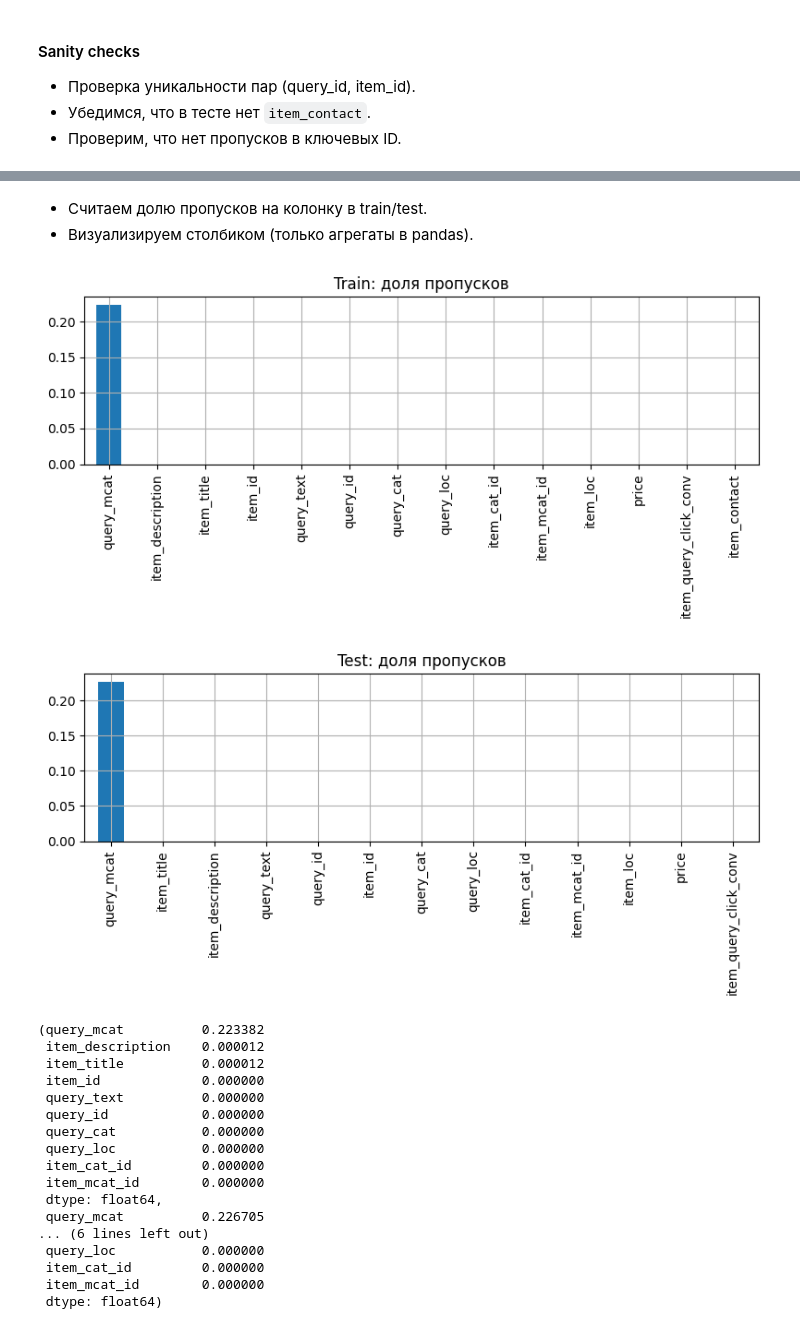
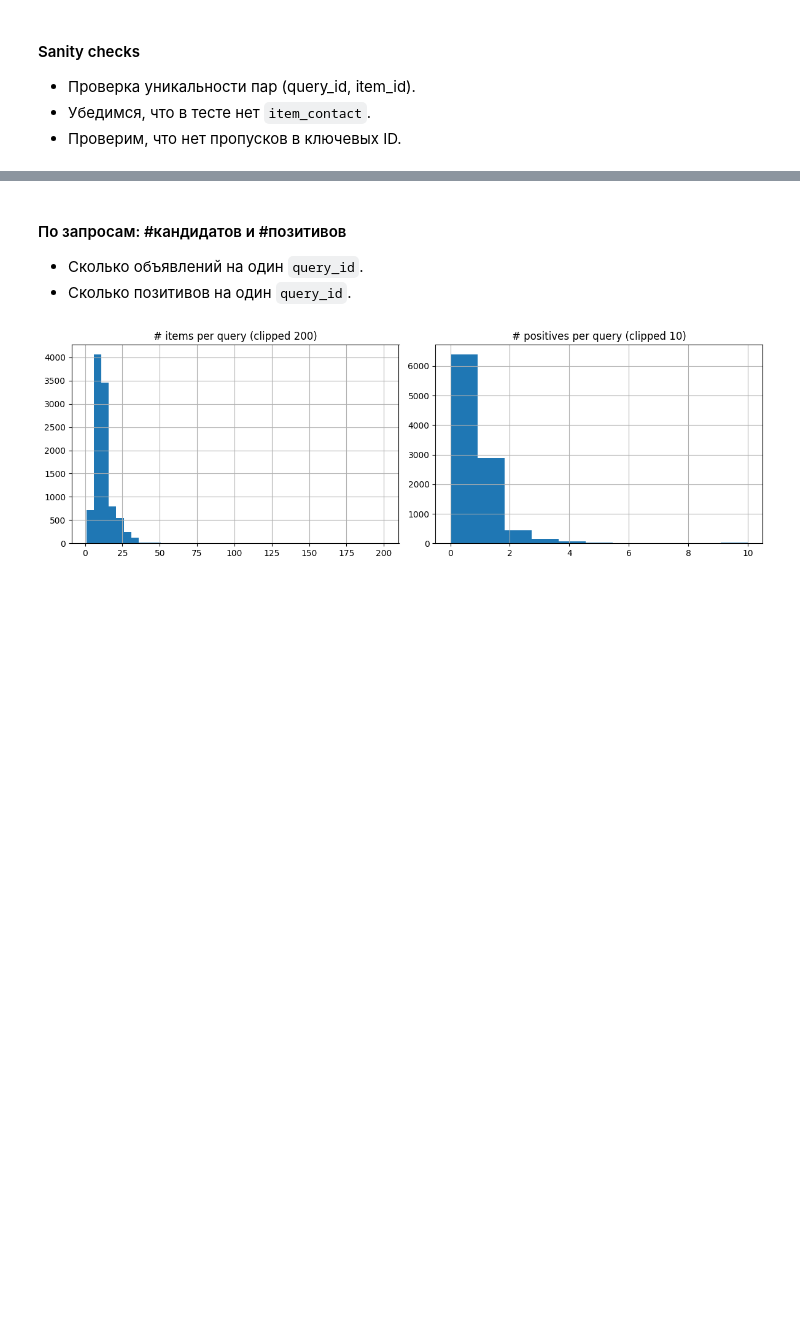
Before and after one commit to Syrenny/avito-search-reranker, a Jupyter notebook: notebooks/eda.ipynb, the cells around one changed output, grey strips where cells are left out. Cells and saved outputs as stored; diff of their text form; code cells hidden in the pictures; blank space fills up the shorter version.

```diff
--- a/notebooks/eda.ipynb
+++ b/notebooks/eda.ipynb
@@ -150,45 +111,19 @@ item_contact in test columns: False
 # %% [markdown]
--   Считаем долю пропусков на колонку в train/test.
--   Визуализируем столбиком (только агрегаты в pandas).
+#### По запросам: #кандидатов и #позитивов
+
+-   Сколько объявлений на один `query_id`.
+-   Сколько позитивов на один `query_id`.
 # %%
-def null_share(ddf):
-    return (ddf.isna().sum() / ddf.shape[0]).compute().sort_values(ascending=False)
+items_per_q = sample_df.groupby("query_id")["item_id"].size()
+pos_per_q = sample_df.groupby("query_id")["item_contact"].sum()
 
-
-train_nulls = null_share(train_dd)
-test_nulls = null_share(test_dd)
-
-plt.figure()
-train_nulls.plot(kind="bar")
-plt.title("Train: доля пропусков")
+fig, ax = plt.subplots(1, 2, figsize=(12, 4))
+ax[0].hist(items_per_q.clip(upper=200), bins=40)
+ax[0].set_title("# items per query (clipped 200)")
+ax[1].hist(pos_per_q.clip(upper=10), bins=11)
+ax[1].set_title("# positives per query (clipped 10)")
 plt.tight_layout()
 plt.show()
-
-plt.figure()
-test_nulls.plot(kind="bar")
-plt.title("Test: доля пропусков")
-plt.tight_layout()
-plt.show()
-
-train_nulls.head(10), test_nulls.head(10)
 # %% [output]
-[figure, old version]
+[figure, new version]
-[figure, removed]
-(query_mcat          0.223382
- item_description    0.000012
- item_title          0.000012
- item_id             0.000000
- query_text          0.000000
- query_id            0.000000
- query_cat           0.000000
- query_loc           0.000000
- item_cat_id         0.000000
- item_mcat_id        0.000000
- dtype: float64,
- query_mcat          0.226705
-... (6 lines left out)
- query_loc           0.000000
- item_cat_id         0.000000
- item_mcat_id        0.000000
- dtype: float64)
 # %% [markdown]
```
Also changed, not shown: parts of 14 cells of this notebook, 6 other files.
